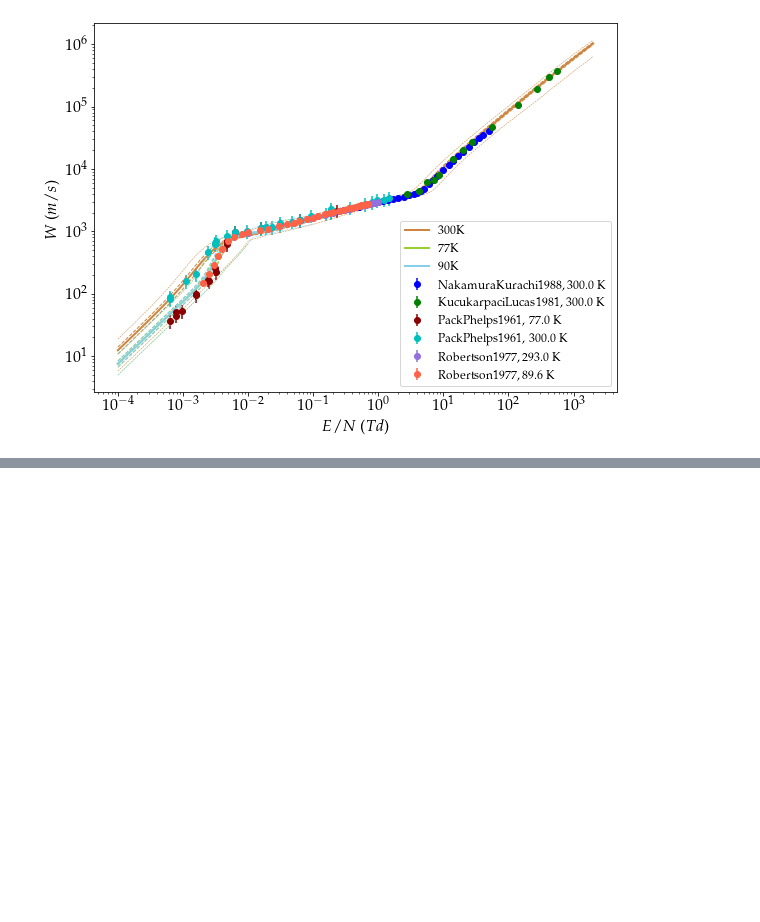
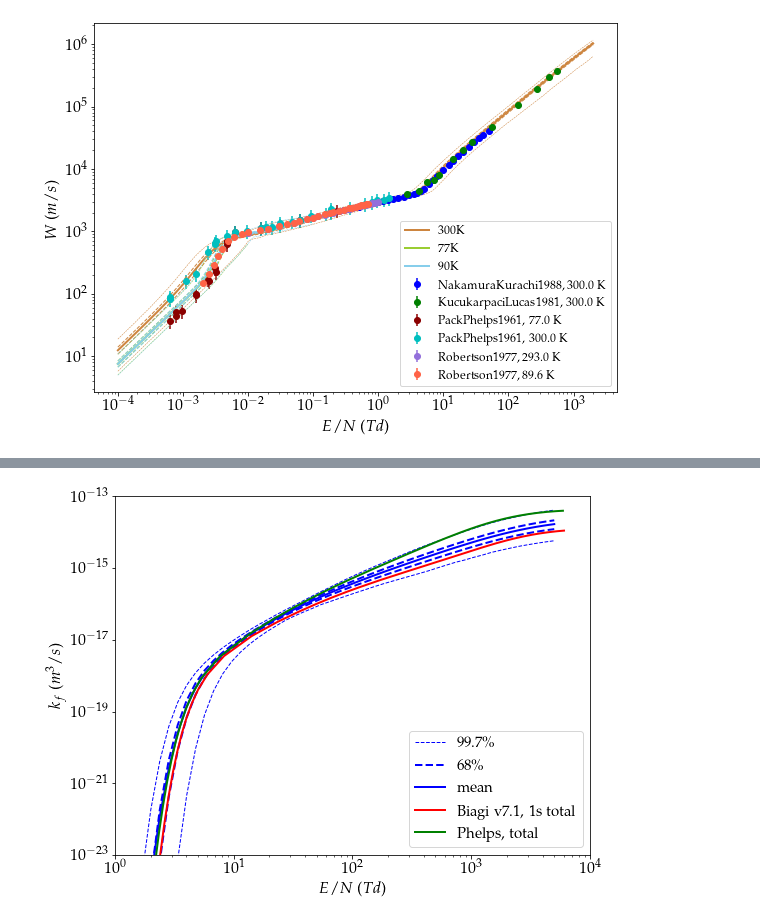
Before and after one commit to dreamer2368/uncertain-crs, a Jupyter notebook: bolsig/swarm.ipynb, the cells around one changed output, grey strips where cells are left out. Cells and saved outputs as stored; diff of their text form; code cells hidden in the pictures; blank space fills up the shorter version.

```diff
--- a/bolsig/swarm.ipynb
+++ b/bolsig/swarm.ipynb
@@ -1423,0 +1548,96 @@ fig.set_size_inches(9, 7)
+# %%
+import input_writer as iw
+from swarmParameters import bolsigOutput
+plt.rcParams.update({
+    "text.usetex": True,
+    "font.family": "serif",
+    "font.serif": ["Palatino"],
+    "font.size": 16,
+})
+colors = ['tomato','g','darkred','c','mediumpurple','b']
+
+Nsample = 7272
+sig1 = int(0.5 * (1.0 - 0.68) * Nsample)
+sig3 = int(0.5 * (1.0 - 0.997) * Nsample)
+
+paschen = {'1s5': 0, '1s4': 1, '1s3': 2, '1s2': 3,
+           '2p10': 4, '2p9': 5, '2p8': 6, '2p7': 7, '2p6': 8, '2p5': 9, '2p4': 10, '2p3': 11, '2p2': 12, '2p1': 13 }
+
+nExcitation = 14
+excitationTags = ['C%d' % (k+2) for k in range(nExcitation)]
+
+# import input_writer as iw
+N300 = iw.rate300K['RUNSERIES'][3]
+E300 = np.linspace( np.log(iw.rate300K['RUNSERIES'][1]), np.log(iw.rate300K['RUNSERIES'][2]), N300)
+E300 = np.exp(E300)
+excite300 = np.fromfile('./forward-propagate/data-quartz6/rate300K.excite.dat')
+excite300 = np.reshape(excite300,[int(len(excite300)/14/N300),14,N300])
+
+# excite_sum = np.sum(excite300[:,:4,:], axis=1)
+excite_sum = np.zeros([excite300.shape[0],N300])
+for k in range(4):
+    excite_sum += excite300[:,k,:]
+print(excite_sum.shape)
+excite_sort = np.copy(excite_sum)
+excite_sort.sort(axis=0)
+excite_mean = np.mean(excite_sort, axis=0)
+
+excites_sort = np.zeros([excite300.shape[0],4,N300])
+excites_mean = np.zeros([4,N300])
+for k in range(4):
+    temp = np.copy(excite300[:,k,:])
+    temp.sort(axis=0)
+    excites_sort[:,k,:] = temp
+    excites_mean[k,:] = np.mean(np.squeeze(temp), axis=0)
+
+outputFilename = "./output/datasets/Biagi.7.1.dat"
+output = bolsigOutput(outputFilename)
+E0 = output.outputs[3].data[:,0]
+Te0 = output.outputs[3].data[:,1]
+dataType = output.typeDictS2I['C2']
+rateExcite0 = output.outputs[dataType].data[:,1]
+
+outputFilename = "./output/datasets/Phelps.dat"
+output = bolsigOutput(outputFilename)
+E1 = output.outputs[3].data[:,0]
+Te1 = output.outputs[3].data[:,1]
+dataType = output.typeDictS2I['C2']
+rateExcite1 = output.outputs[dataType].data[:,1]
+
+plt.figure(1)
+plt.loglog(E300, excite_sort[-sig3,:],'--', color='b',linewidth=1.0, label='99.7\%')
+plt.loglog(E300, excite_sort[sig3,:],'--', color='b',linewidth=1.0)
+plt.loglog(E300, excite_sort[-sig1,:],'--', color='b',linewidth=2.0, label='68\%')
+plt.loglog(E300, excite_sort[sig1,:],'--', color='b',linewidth=2.0)
+plt.loglog(E300, excite_mean,'-', color='b',linewidth=2.0, label='mean')
+plt.loglog(E0, rateExcite0,'-', color='r', linewidth=2.0, label='Biagi v7.1, 1s total')
+plt.loglog(E1, rateExcite1,'-', color='g', linewidth=2.0, label='Phelps, total')
+plt.xlabel('$E/N$ ($Td$)')
+plt.ylabel('$k_f$ ($m^3/s$)')
+plt.xlim([1e0, 1e4])
+plt.ylim([1e-23, 1e-13])
+plt.legend(loc='lower right', prop={'size': 15})
+plt.tight_layout()
+fig = plt.gcf()
+fig.set_size_inches(9, 7)
+fig.savefig("./lumped_state.1.pdf", dpi=1200)
+
+plt.figure(2)
+plt.loglog(E300, excite_sort[-sig3,:],'--', color=colors[-1],linewidth=1.0, label='99.7\%')
+plt.loglog(E300, excite_sort[sig3,:],'--', color=colors[-1],linewidth=1.0)
+plt.loglog(E300, excite_sort[-sig1,:],'--', color=colors[-1],linewidth=2.0, label='68\%')
+plt.loglog(E300, excite_sort[sig1,:],'--', color=colors[-1],linewidth=2.0)
+plt.loglog(E300, excite_mean,'-', color=colors[-1],linewidth=2.0, label='mean')
+for k in range(4):
+    plt.loglog(E300, excites_sort[-sig3,k,:],'--', color=colors[k],linewidth=1.0, label='1s%d' % (5-k))
+    plt.loglog(E300, excites_sort[sig3,k,:],'--', color=colors[k],linewidth=1.0)
+#     plt.loglog(E300, excites_sort[-sig1,k,:],'--', color=colors[k],linewidth=2.0)
+#     plt.loglog(E300, excites_sort[sig1,k,:],'--', color=colors[k],linewidth=2.0)
+#     plt.loglog(E300, excites_mean[k,:],'-', color=colors[k],linewidth=2.0)
+plt.xlim([1e0, 1e4])
+plt.ylim([1e-23, 1e-13])
+plt.legend(loc='lower right', prop={'size': 15})
+fig = plt.gcf()
+fig.set_size_inches(9, 7)
+fig.savefig("./lumped_state.2.pdf", dpi=1200)
+# %% [output]
@@ -1423,0 +1645 @@ fig.set_size_inches(9, 7)
+[figure, added]
```
Also changed, not shown: parts of 3 cells of this notebook, 2 other files.
